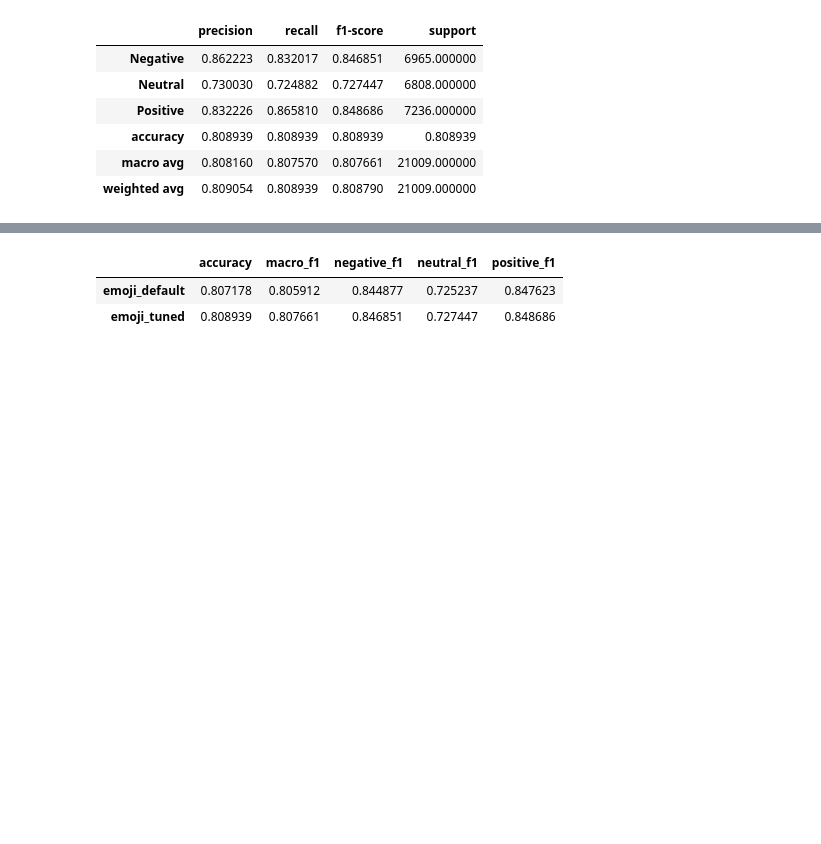
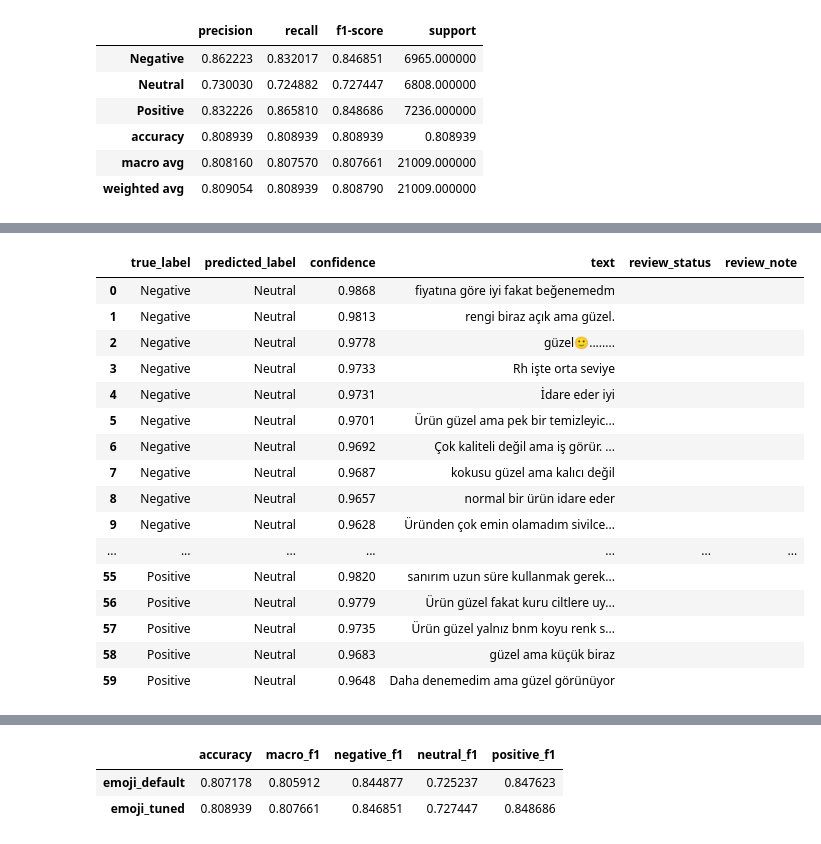
Before and after one commit to barisakk00/tfidf-turkish-analysis, a Jupyter notebook: notebooks/turkish_sentiment_analysis.ipynb, the cells around one changed output, grey strips where cells are left out. Drawn from its saved outputs; the diff is of its cells as text; code cells hidden in the pictures; blank space fills up the shorter version.

Commit message:
feat: add batch sentiment predictions and error analysis

```diff
--- a/notebooks/turkish_sentiment_analysis.ipynb
+++ b/notebooks/turkish_sentiment_analysis.ipynb
@@ -535,3 +531,14 @@ pd.DataFrame(tuned_validation_report).transpose()
 | accuracy | 0.808939 | 0.808939 | 0.808939 | 0.808939 |
 | macro avg | 0.808160 | 0.807570 | 0.807661 | 21009.000000 |
 | weighted avg | 0.809054 | 0.808939 | 0.808790 | 21009.000000 |
+# %%
+validation_probabilities = tuned_model.predict_proba(X_validation)
+validation_error_df = pd.DataFrame({
+    "text": X_validation.reset_index(drop=True),
+    "true_label": y_validation.reset_index(drop=True),
+    "predicted_label": tuned_validation_predictions,
+    "confidence": validation_probabilities.max(axis=1)
+})
+validation_error_df["is_error"] = validation_error_df["true_label"].ne(validation_error_df["predicted_label"])
+validation_error_df["confidence"] = validation_error_df["confidence"].round(4)
+validation_error_df.head()
@@ -537,0 +642,29 @@ pd.DataFrame(tuned_validation_report).transpose()
+# %%
+validation_label_review = (
+    validation_error_df.loc[validation_error_df["is_error"]]
+    .sort_values(["true_label", "predicted_label", "confidence"], ascending=[True, True, False])
+    .groupby(["true_label", "predicted_label"], group_keys=False)
+    .head(10)
+    .reset_index(drop=True)
+)
+validation_label_review["review_status"] = ""
+validation_label_review["review_note"] = ""
+validation_label_review[["true_label", "predicted_label", "confidence", "text", "review_status", "review_note"]]
+# %% [output]
+|  | true_label | predicted_label | confidence | text | review_status | review_note |
+| 0 | Negative | Neutral | 0.9868 | fiyatına göre iyi fakat beğenemedm |  |  |
+| 1 | Negative | Neutral | 0.9813 | rengi biraz açık ama güzel. |  |  |
+| 2 | Negative | Neutral | 0.9778 | güzel🙂........ |  |  |
+| 3 | Negative | Neutral | 0.9733 | Rh işte orta seviye |  |  |
+| 4 | Negative | Neutral | 0.9731 | İdare eder iyi |  |  |
+| 5 | Negative | Neutral | 0.9701 | Ürün güzel ama pek bir temizleyic... |  |  |
+| 6 | Negative | Neutral | 0.9692 | Çok kaliteli değil ama iş görür. ... |  |  |
+| 7 | Negative | Neutral | 0.9687 | kokusu güzel ama kalıcı değil |  |  |
+| 8 | Negative | Neutral | 0.9657 | normal bir ürün idare eder |  |  |
+| 9 | Negative | Neutral | 0.9628 | Üründen çok emin olamadım sivilce... |  |  |
+| ... | ... | ... | ... | ... | ... | ... |
+| 55 | Positive | Neutral | 0.9820 | sanırım uzun süre kullanmak gerek... |  |  |
+| 56 | Positive | Neutral | 0.9779 | Ürün güzel fakat kuru ciltlere uy... |  |  |
+| 57 | Positive | Neutral | 0.9735 | Ürün güzel yalnız bnm koyu renk s... |  |  |
+| 58 | Positive | Neutral | 0.9683 | güzel ama küçük biraz |  |  |
+| 59 | Positive | Neutral | 0.9648 | Daha denemedim ama güzel görünüyor |  |  |
```
Also changed, not shown: parts of 11 cells of this notebook, 4 other files.
